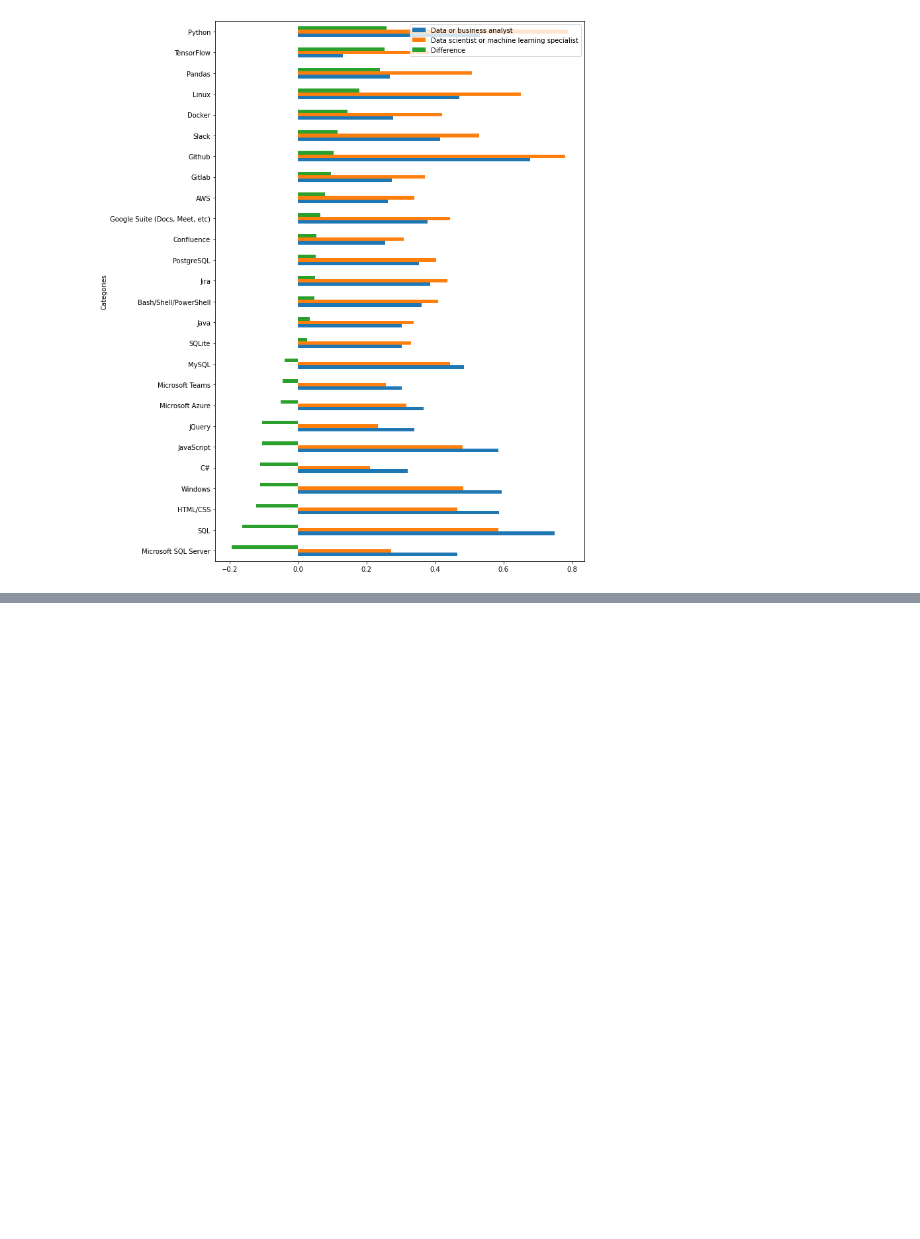
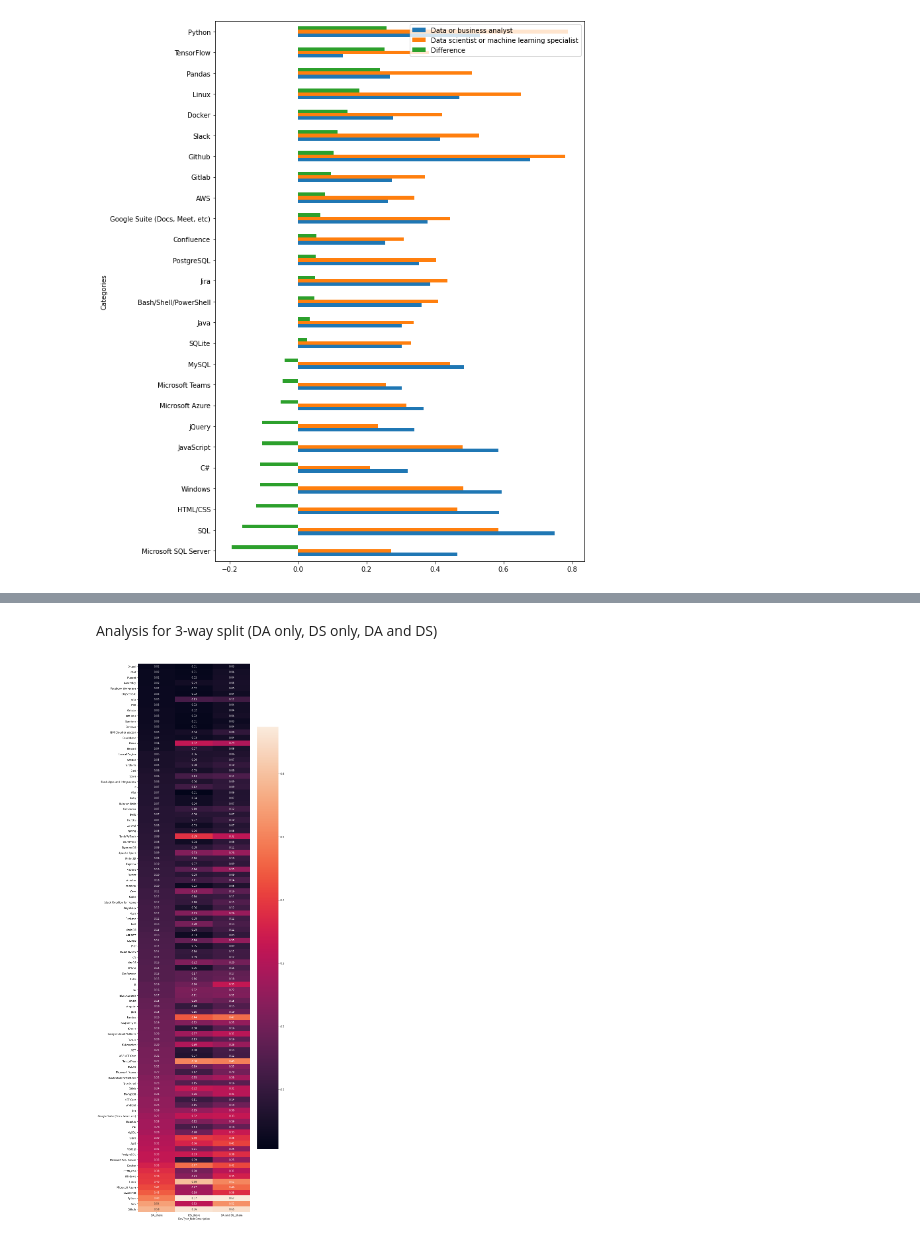
Before and after one commit to judithleao/Difference-DataAnalysts-and-DataScientists, a Jupyter notebook: code/a1-v1.ipynb, the cells around one changed output, grey strips where cells are left out. Saved outputs shown, nothing was run; the diff lists cells and outputs as text; code cells hidden in the pictures; blank space fills up the shorter version.

Commit message:
Adding analysis of tech/tools respondents want to learn

```diff
--- a/code/a1-v1.ipynb
+++ b/code/a1-v1.ipynb
@@ -405,0 +416,23 @@ dfs_cooc4[['Data or business analyst','Data scientist or machine learning specia
+# %%
+# Creating columns in df for all tools
+dfs_tools_dny, issue_list_dny = dummies(dfs, column_list_dny)
+# %%
+# Creating list with all tools
+all_tools_dny = subset_creator(dfs_tools_dny, column_list_dny)
+# %% [markdown]
+Analysis for 3-way split (DA only, DS only, DA and DS)
+# %%
+# Creating a co-occurence table
+dfs_cooc5 = dfs_tools_dny.groupby('DevType_RoleDescription')[all_tools_dny].sum().transpose()
+# %%
+# !!!!! IMPROVE THIS TO ADHERE TO DRY PRINCIPLES !!!! Adding % columns into the co-occurence table
+dfs_cooc5['DA_share']=dfs_cooc5['DA only']/n_da_only
+dfs_cooc5['DA and DS_share']=dfs_cooc5['DA and DS']/n_da_and_ds
+dfs_cooc5['DS_share']=dfs_cooc5['DS only']/n_ds_only
+# %%
+# Plotting the table using a heatmap
+plt.figure(figsize=(10,40))
+ax=sns.heatmap(dfs_cooc5[['DA_share','DS_share','DA and DS_share']].sort_values(by=['DA_share']), annot=True, fmt='.2f')
+#ax.set_ylim(0,100);
+# %% [output]
+[figure, added]
```
Also changed, not shown: parts of 5 cells of this notebook.
